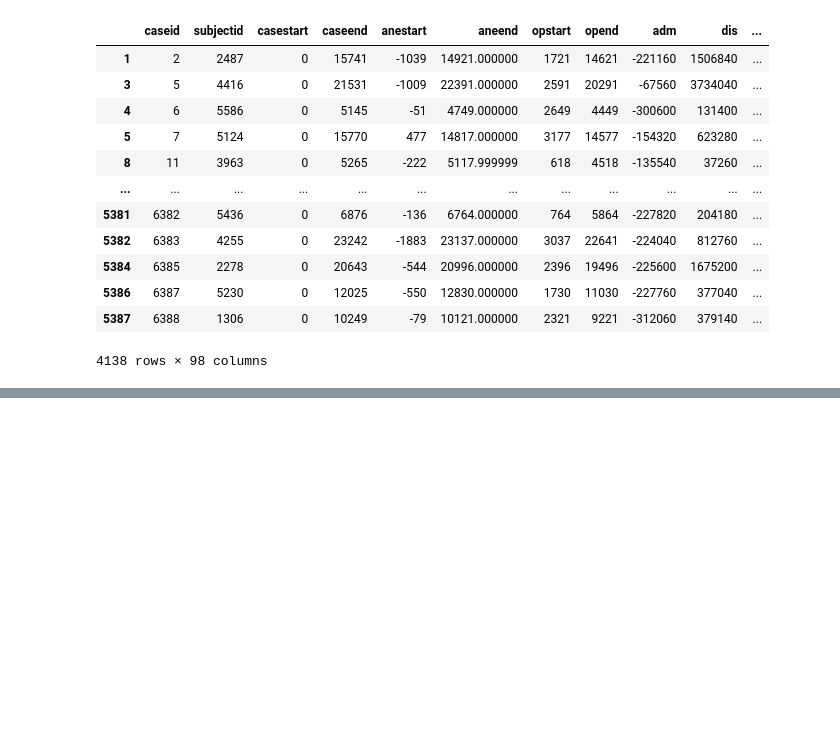
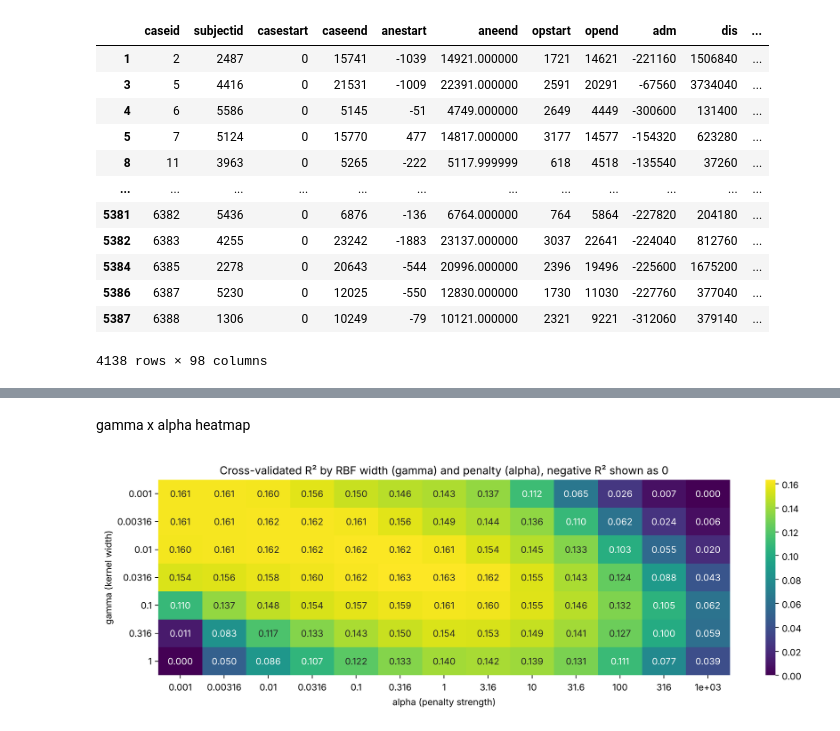
Before and after one commit to May-hk/lab-test-prediction, a Jupyter notebook: kernel_ridge.ipynb, the cells around one changed output, grey strips where cells are left out. Drawn from its saved outputs; the diff is of its cells as text; code cells hidden in the pictures; blank space fills up the shorter version.

```diff
--- a/kernel_ridge.ipynb
+++ b/kernel_ridge.ipynb
@@ -387,0 +161,8 @@ Counts used to calculate the scores: TN=1518, FP=760, FN=829, TP=1031
+# %%
+kr_pipe = TransformedTargetRegressor(
+    regressor=Pipeline([
+        ("scale_in", StandardScaler()),
+        ("kr", KernelRidge(kernel="rbf")),
+    ]),
+    transformer=StandardScaler(),
+)
@@ -387,0 +172,17 @@ Counts used to calculate the scores: TN=1518, FP=760, FN=829, TP=1031
+# %%
+param_grid = {
+    "regressor__kr__alpha": np.logspace(-3, 3, 13),
+    "regressor__kr__gamma": np.logspace(-3, 0, 7),
+}
+
+grid = GridSearchCV(
+    kr_pipe, param_grid, cv=cv,
+    scoring={"r2": "r2", "rmse": "neg_root_mean_squared_error"},
+    refit="r2", return_train_score=True, n_jobs=-1,
+)
+grid.fit(X_train, y_train)
+
+best_alpha = grid.best_params_["regressor__kr__alpha"]
+best_gamma = grid.best_params_["regressor__kr__gamma"]
+print(f"Best parameters: alpha={best_alpha:.3g}, gamma={best_gamma:.3g}")
+print(f"Best CV R2: {grid.best_score_:.4f}")
@@ -387,0 +196,10 @@ Counts used to calculate the scores: TN=1518, FP=760, FN=829, TP=1031
+# %%
+res = pd.DataFrame(grid.cv_results_)
+res["alpha"] = res["param_regressor__kr__alpha"].astype(float)
+res["gamma"] = res["param_regressor__kr__gamma"].astype(float)
+
+best_per_gamma = (res.loc[res.groupby("gamma")["mean_test_r2"].idxmax(),
+                          ["gamma", "alpha", "mean_train_r2", "mean_test_r2", "std_test_r2"]]
+                  .rename(columns={"mean_train_r2": "train R2", "mean_test_r2": "validation R2",
+                                   "std_test_r2": "validation R2 std"}))
+best_per_gamma
@@ -387,0 +215,14 @@ Counts used to calculate the scores: TN=1518, FP=760, FN=829, TP=1031
+# %% [markdown]
+gamma x alpha heatmap
+# %%
+pivot = res.pivot(index="gamma", columns="alpha", values="mean_test_r2")
+plt.figure(figsize=(12, 4))
+sns.heatmap(pivot.clip(lower=0), annot=True, fmt=".3f", cmap="viridis",
+            xticklabels=[f"{a:.3g}" for a in pivot.columns],
+            yticklabels=[f"{g:.3g}" for g in pivot.index])
+plt.yticks(rotation=0)
+plt.title("Cross-validated R² by RBF width (gamma) and penalty (alpha), negative R² shown as 0")
+plt.xlabel("alpha (penalty strength)"); plt.ylabel("gamma (kernel width)")
+plt.tight_layout(); plt.show()
+# %% [output]
+[figure, added]
```
Also changed, not shown: parts of 50 cells of this notebook, 1 other file.
